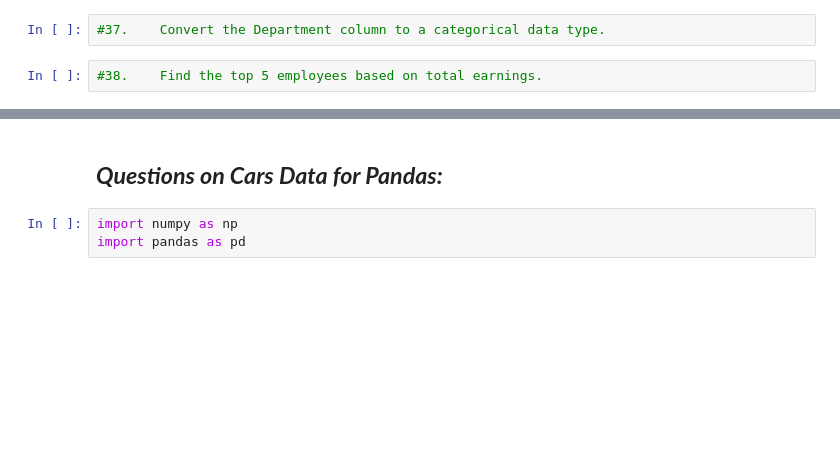
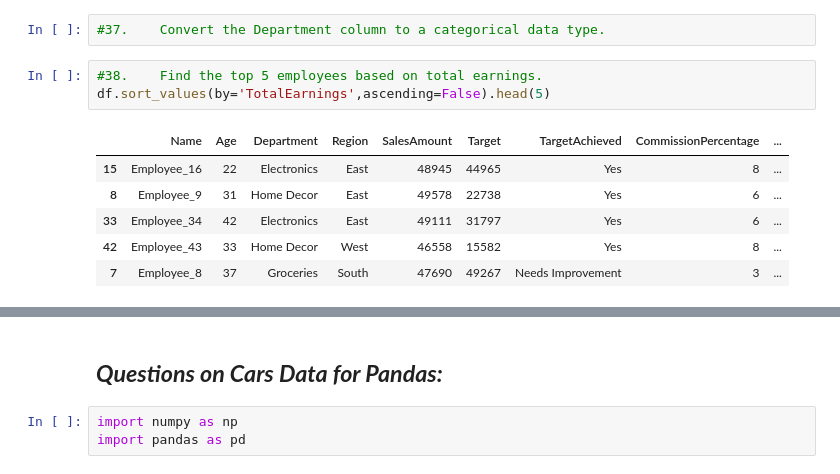
Before and after one commit to vaishnaviPatil1111/Python, a Jupyter notebook: Python_Pandas.ipynb, the cells around one changed output, grey strips where cells are left out. Cells and saved outputs as stored; diff of their text form; blank space fills up the shorter version.

```diff
--- a/Python_Pandas.ipynb
+++ b/Python_Pandas.ipynb
@@ -518,5 +563,13 @@ dtype: int64
 #37.	Convert the Department column to a categorical data type.
 # %%
 #38.	Find the top 5 employees based on total earnings.
+df.sort_values(by='TotalEarnings',ascending=False).head(5)
+# %% [output]
+|  | Name | Age | Department | Region | SalesAmount | Target | TargetAchieved | CommissionPercentage | ... |
+| 15 | Employee_16 | 22 | Electronics | East | 48945 | 44965 | Yes | 8 | ... |
+| 8 | Employee_9 | 31 | Home Decor | East | 49578 | 22738 | Yes | 6 | ... |
+| 33 | Employee_34 | 42 | Electronics | East | 49111 | 31797 | Yes | 6 | ... |
+| 42 | Employee_43 | 33 | Home Decor | West | 46558 | 15582 | Yes | 8 | ... |
+| 7 | Employee_8 | 37 | Groceries | South | 47690 | 49267 | Needs Improvement | 3 | ... |
 # %%
 #39.	Find the bottom 5 employees based on total earnings.
```
Also changed, not shown: parts of 10 cells of this notebook.
